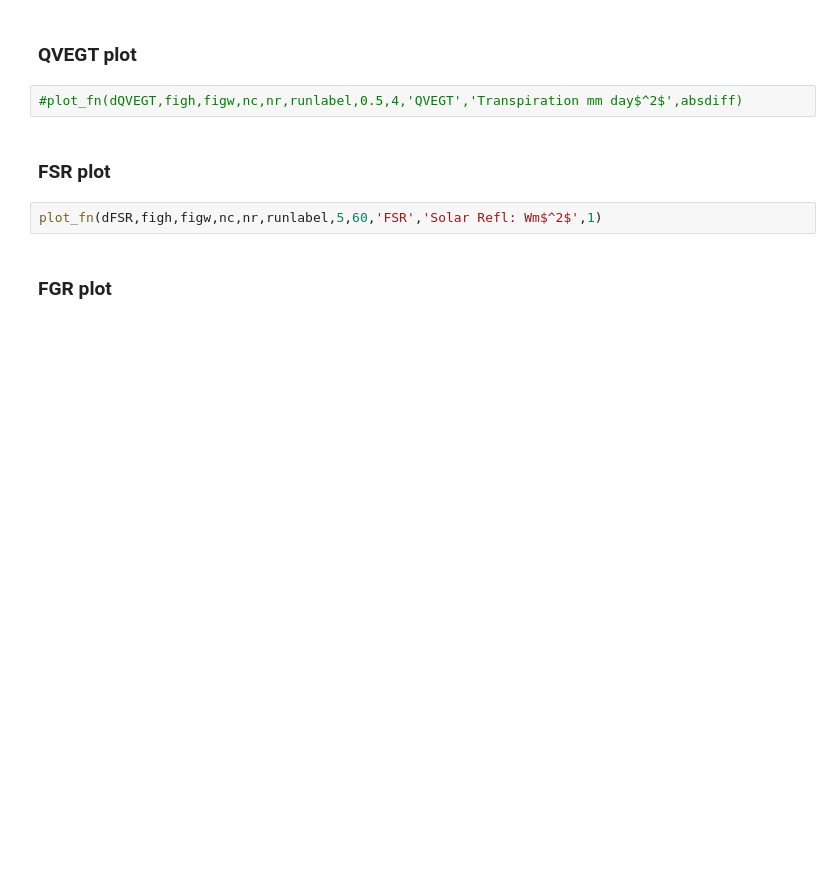
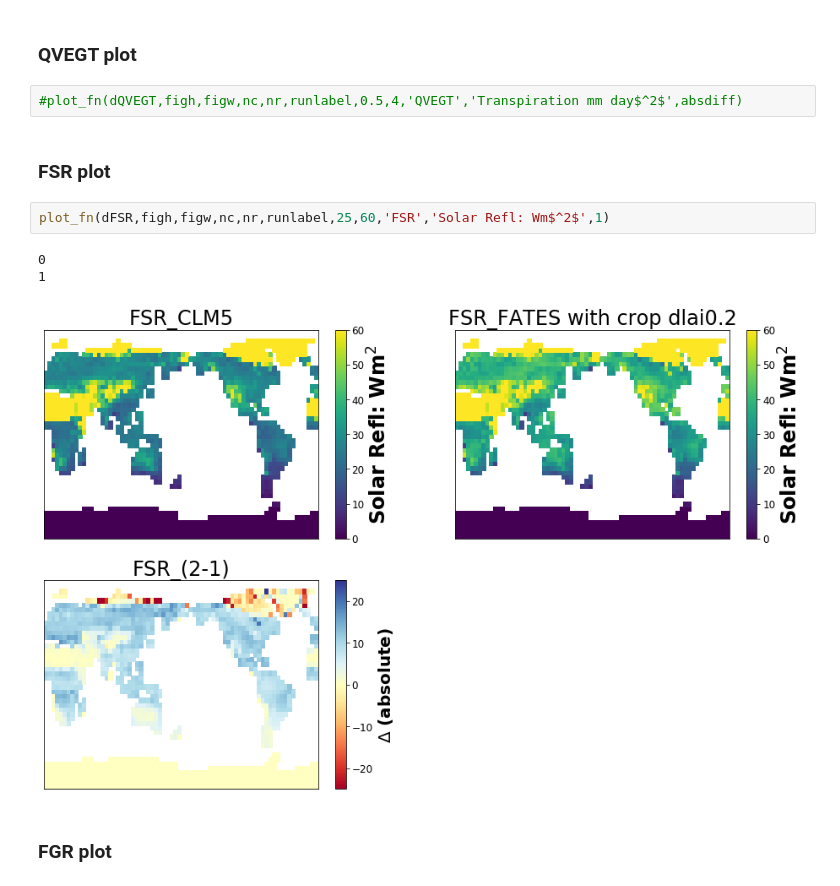
Before and after one commit to rosiealice/fates_sp_ensembles, a Jupyter notebook: SP_wue_rad.ipynb, the cells around one changed output. Cells and saved outputs as stored; diff of their text form; blank space fills up the shorter version.

```diff
--- a/SP_wue_rad.ipynb
+++ b/SP_wue_rad.ipynb
@@ -557,7 +696,11 @@ plot_fn(dFSDS,figh,figw,nc,nr,runlabel,0.01,300,'FSDS','FSDS Wm$^2$',absdiff)
 # %% [markdown]
 ### FSR plot
 # %%
-plot_fn(dFSR,figh,figw,nc,nr,runlabel,5,60,'FSR','Solar Refl: Wm$^2$',1)
+plot_fn(dFSR,figh,figw,nc,nr,runlabel,25,60,'FSR','Solar Refl: Wm$^2$',1)
+# %% [output]
+0
+1
+[figure, added]
 # %% [markdown]
 ### FGR plot
 # %%
```
Also changed, not shown: parts of 41 cells of this notebook.
